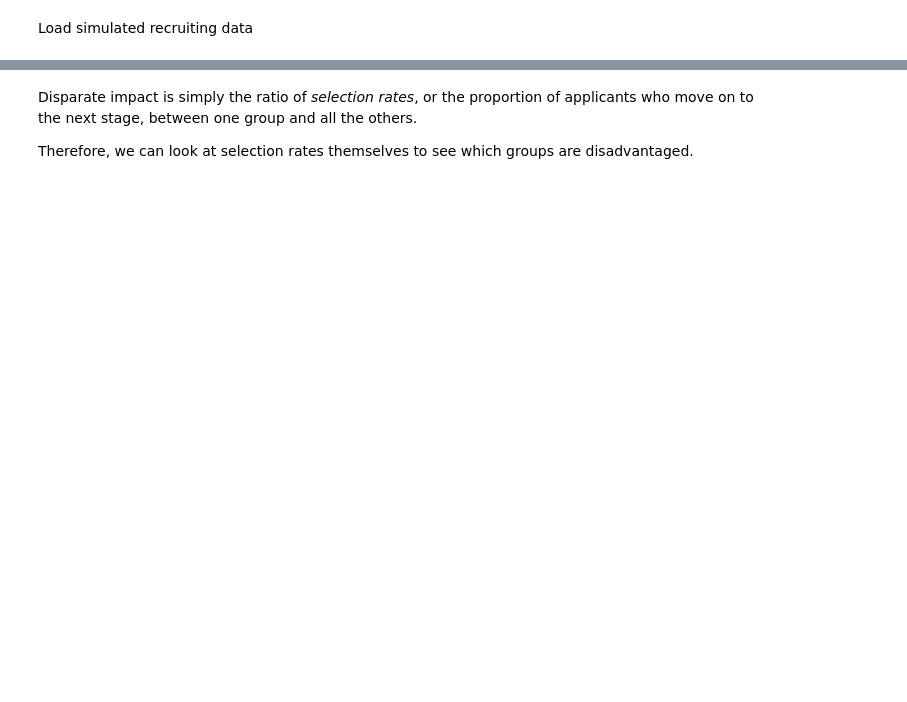
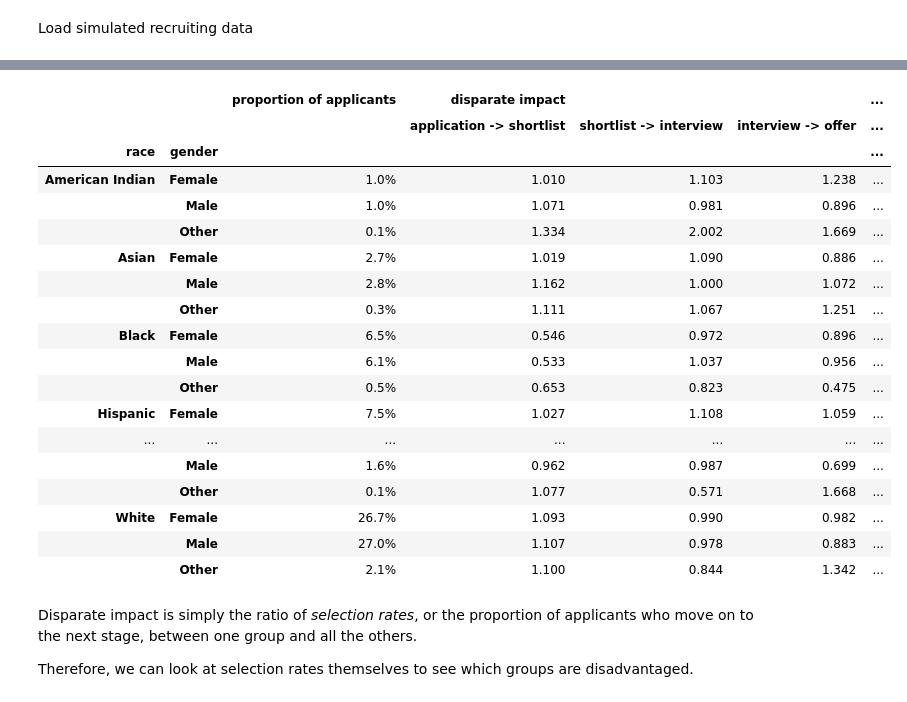
Before and after one commit to Call-for-Code-for-Racial-Justice/bias-detection-engine, a Jupyter notebook: notebooks/recruiting_bias.ipynb, the cells around one changed output, grey strips where cells are left out. Saved outputs shown, nothing was run; the diff lists cells and outputs as text; code cells hidden in the pictures; blank space fills up the shorter version.

```diff
--- a/notebooks/recruiting_bias.ipynb
+++ b/notebooks/recruiting_bias.ipynb
@@ -139,3 +55,25 @@ DI_table()
+# %%
+bias_table(df, instance_type='applicants')
+# %% [output]
+|  |  | proportion of applicants | disparate impact |  |  | ... |
+|  |  |  | application -> shortlist | shortlist -> interview | interview -> offer | ... |
+| race | gender |  |  |  |  | ... |
+| American Indian | Female | 1.0% | 1.010 | 1.103 | 1.238 | ... |
+|  | Male | 1.0% | 1.071 | 0.981 | 0.896 | ... |
+|  | Other | 0.1% | 1.334 | 2.002 | 1.669 | ... |
+| Asian | Female | 2.7% | 1.019 | 1.090 | 0.886 | ... |
+|  | Male | 2.8% | 1.162 | 1.000 | 1.072 | ... |
+|  | Other | 0.3% | 1.111 | 1.067 | 1.251 | ... |
+| Black | Female | 6.5% | 0.546 | 0.972 | 0.896 | ... |
+|  | Male | 6.1% | 0.533 | 1.037 | 0.956 | ... |
+|  | Other | 0.5% | 0.653 | 0.823 | 0.475 | ... |
+| Hispanic | Female | 7.5% | 1.027 | 1.108 | 1.059 | ... |
+| ... | ... | ... | ... | ... | ... | ... |
+|  | Male | 1.6% | 0.962 | 0.987 | 0.699 | ... |
+|  | Other | 0.1% | 1.077 | 0.571 | 1.668 | ... |
+| White | Female | 26.7% | 1.093 | 0.990 | 0.982 | ... |
+|  | Male | 27.0% | 1.107 | 0.978 | 0.883 | ... |
+|  | Other | 2.1% | 1.100 | 0.844 | 1.342 | ... |
 # %% [markdown]
 Disparate impact is simply the ratio of _selection rates_, or the proportion of applicants who move on to the next stage, between one group and all the others.
 
```
Also changed, not shown: parts of 20 cells of this notebook, 2 other files.
